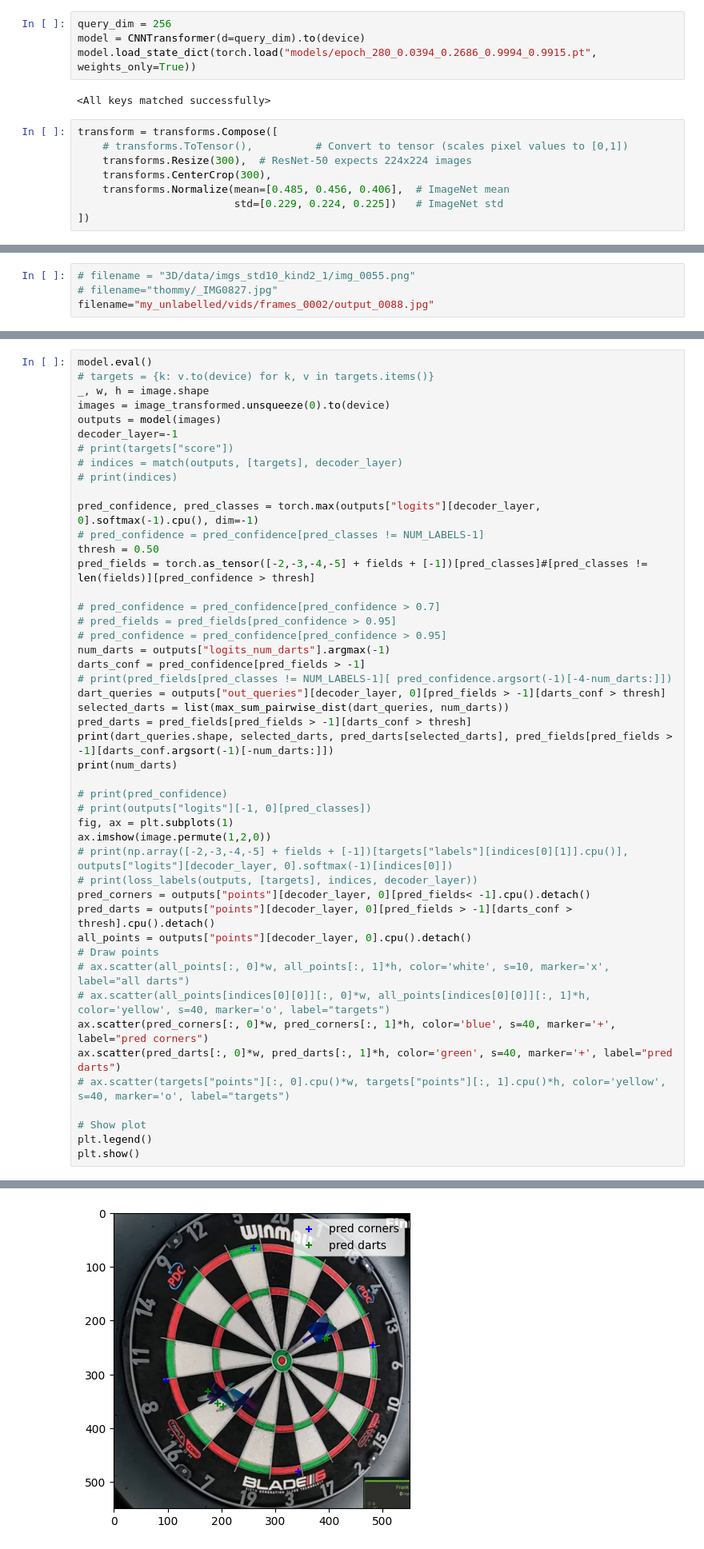
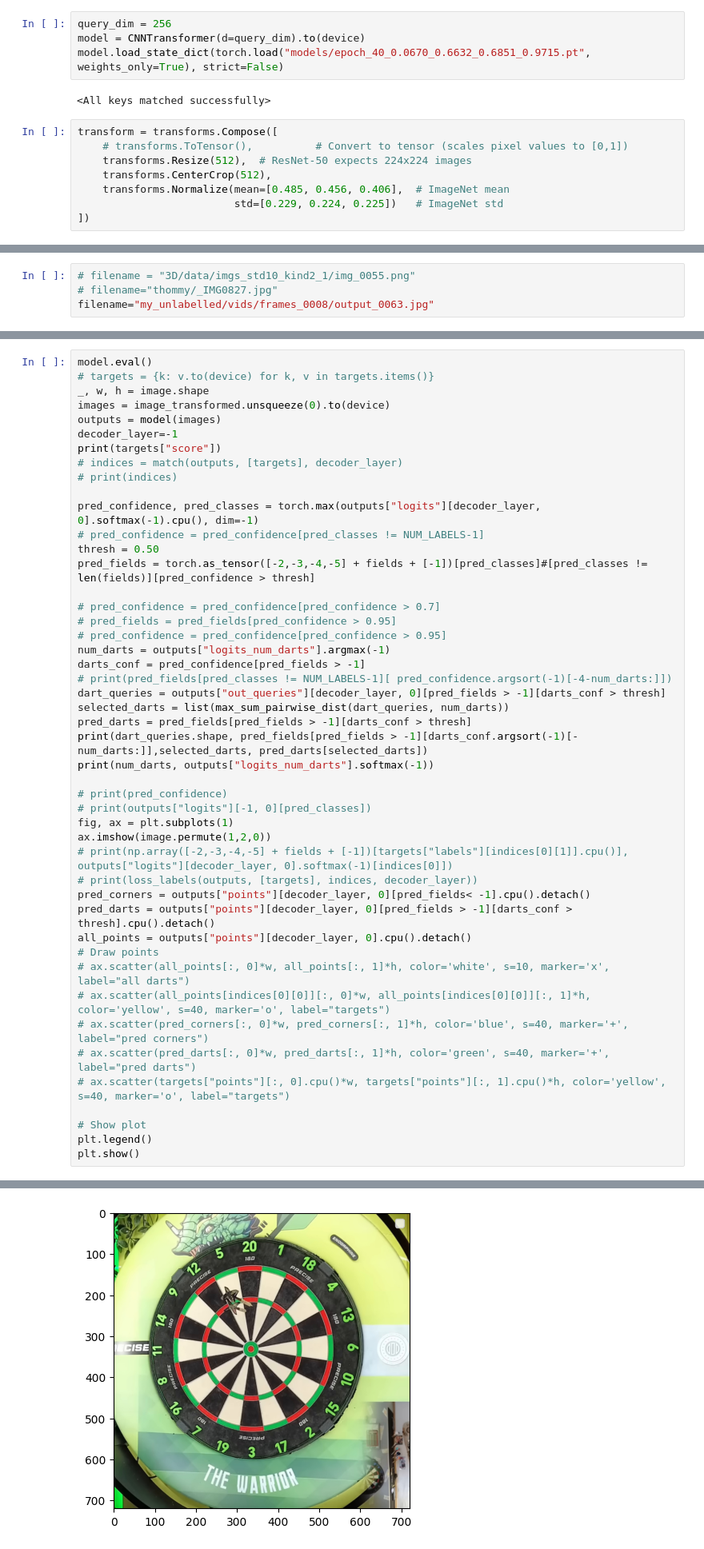
Before and after one commit to timnielen/playdarts, a Jupyter notebook: inference.ipynb, the cells around one changed output, grey strips where cells are left out. Shown: that part at 80% size. Cells and saved outputs as stored; diff of their text form.

```diff
--- a/inference.ipynb
+++ b/inference.ipynb
@@ -18,14 +18,14 @@ device = torch.device("cuda" if torch.cuda.is_available() else "cpu")
 # %%
 query_dim = 256
 model = CNNTransformer(d=query_dim).to(device)
-model.load_state_dict(torch.load("models/epoch_280_0.0394_0.2686_0.9994_0.9915.pt", weights_only=True))
+model.load_state_dict(torch.load("models/epoch_40_0.0670_0.6632_0.6851_0.9715.pt", weights_only=True), strict=False)
 # %% [output]
 <All keys matched successfully>
 # %%
 transform = transforms.Compose([
     # transforms.ToTensor(),          # Convert to tensor (scales pixel values to [0,1])
-    transforms.Resize(300),  # ResNet-50 expects 224x224 images
-    transforms.CenterCrop(300),
+    transforms.Resize(512),  # ResNet-50 expects 224x224 images
+    transforms.CenterCrop(512),
     transforms.Normalize(mean=[0.485, 0.456, 0.406],  # ImageNet mean
                          std=[0.229, 0.224, 0.225])   # ImageNet std
 ])
@@ -40,7 +40,7 @@ transform = transforms.Compose([
 # %%
 # filename = "3D/data/imgs_std10_kind2_1/img_0055.png"
 # filename="thommy/_IMG0827.jpg"
-filename="my_unlabelled/vids/frames_0002/output_0088.jpg"
+filename="my_unlabelled/vids/frames_0008/output_0063.jpg"
 # %%
 import os
 DATA_DIRECTORY = "./3D/data"
@@ -95,7 +95,7 @@ _, w, h = image.shape
 images = image_transformed.unsqueeze(0).to(device)
 outputs = model(images)
 decoder_layer=-1
-# print(targets["score"])
+print(targets["score"])
 # indices = match(outputs, [targets], decoder_layer)
 # print(indices)
 
@@ -113,8 +113,8 @@ darts_conf = pred_confidence[pred_fields > -1]
 dart_queries = outputs["out_queries"][decoder_layer, 0][pred_fields > -1][darts_conf > thresh]
 selected_darts = list(max_sum_pairwise_dist(dart_queries, num_darts))
 pred_darts = pred_fields[pred_fields > -1][darts_conf > thresh]
-print(dart_queries.shape, selected_darts, pred_darts[selected_darts], pred_fields[pred_fields > -1][darts_conf.argsort(-1)[-num_darts:]])
-print(num_darts)
+print(dart_queries.shape, pred_fields[pred_fields > -1][darts_conf.argsort(-1)[-num_darts:]],selected_darts, pred_darts[selected_darts])
+print(num_darts, outputs["logits_num_darts"].softmax(-1))
 
 # print(pred_confidence)
 # print(outputs["logits"][-1, 0][pred_classes])
@@ -128,8 +128,8 @@ all_points = outputs["points"][decoder_layer, 0].cpu().detach()
 # Draw points
 # ax.scatter(all_points[:, 0]*w, all_points[:, 1]*h, color='white', s=10, marker='x', label="all darts")
 # ax.scatter(all_points[indices[0][0]][:, 0]*w, all_points[indices[0][0]][:, 1]*h, color='yellow', s=40, marker='o', label="targets")
-ax.scatter(pred_corners[:, 0]*w, pred_corners[:, 1]*h, color='blue', s=40, marker='+', label="pred corners")
-ax.scatter(pred_darts[:, 0]*w, pred_darts[:, 1]*h, color='green', s=40, marker='+', label="pred darts")
+# ax.scatter(pred_corners[:, 0]*w, pred_corners[:, 1]*h, color='blue', s=40, marker='+', label="pred corners")
+# ax.scatter(pred_darts[:, 0]*w, pred_darts[:, 1]*h, color='green', s=40, marker='+', label="pred darts")
 # ax.scatter(targets["points"][:, 0].cpu()*w, targets["points"][:, 1].cpu()*h, color='yellow', s=40, marker='o', label="targets")
 
 # Show plot
@@ -141 +144 @@ tensor([3], device='cuda:0')
-[figure, old version]
+[figure, new version]
```
Also changed, not shown: parts of 2 cells of this notebook, 2 other files.
